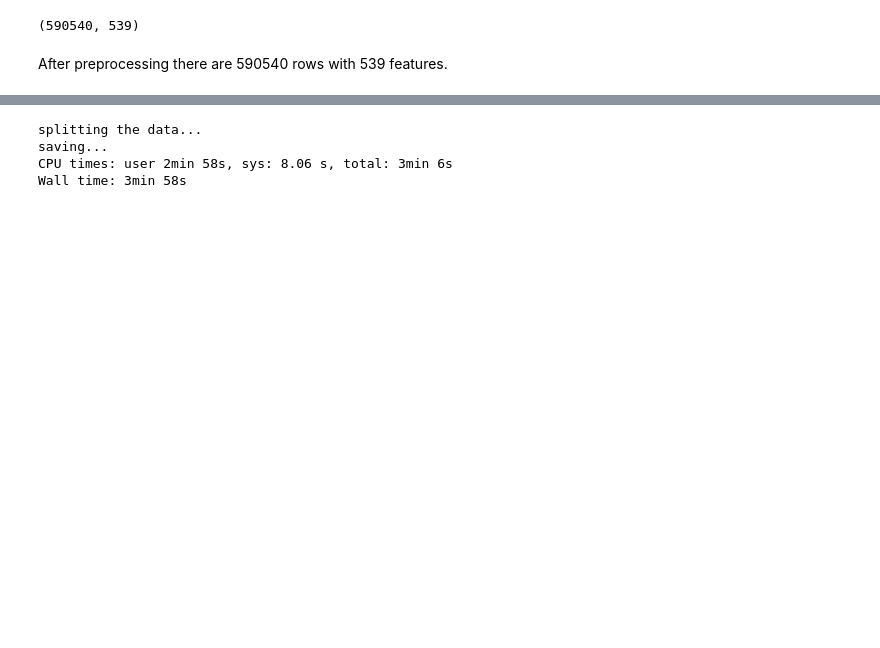
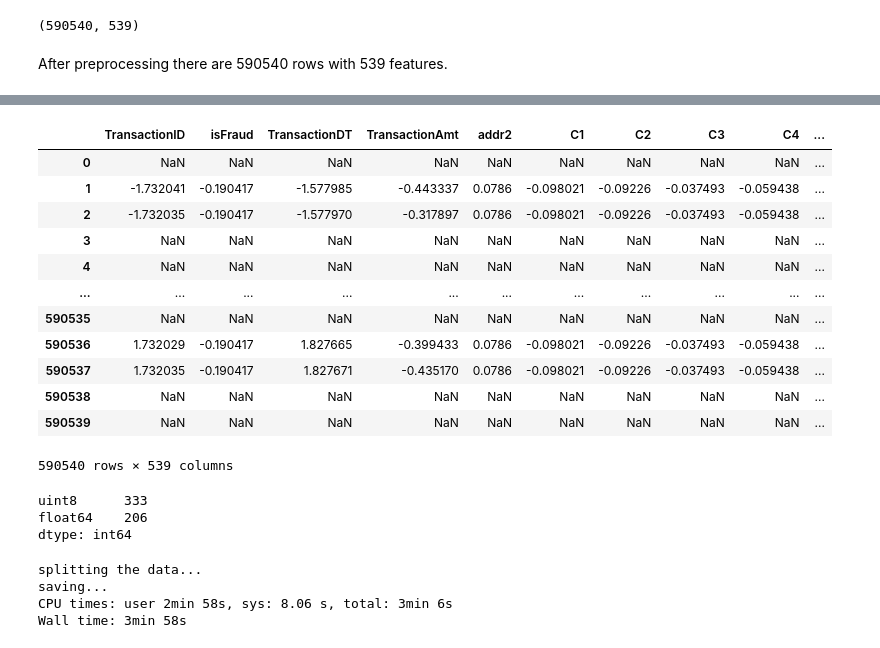
Before and after one commit to pmacinec/transactions-fraud-detection, a Jupyter notebook: notebooks/2_preprocessing.ipynb, the cells around one changed output, grey strips where cells are left out. Saved outputs shown, nothing was run; the diff lists cells and outputs as text; code cells hidden in the pictures; blank space fills up the shorter version.

```diff
--- a/notebooks/2_preprocessing.ipynb
+++ b/notebooks/2_preprocessing.ipynb
@@ -28,8 +37,3 @@ from src.dataset import load_data, save_and_split_processed_data
 # %%
-# show full pandas output when using df.describe()
-
-import pandas as pd
-
-pd.set_option('display.max_rows', 500)
 pd.set_option('display.max_columns', 500)
 pd.set_option('display.width', 1000)
@@ -36,2 +42,2 @@ pd.set_option('display.width', 1000)
 # %%
-df_transactions = load_data()
+df = load_data()
@@ -58,23 +57,24 @@ There are 590540 rows in the dataset with 434 features.
 # %%
-categoric_features = df_transactions.select_dtypes(include=np.object).columns.to_list()
-numeric_features = df_transactions.select_dtypes(exclude=np.object).columns.to_list()
+categoric_features = df.select_dtypes(include=np.object).columns.to_list()
+numeric_features = df.select_dtypes(exclude=np.object).columns.to_list()
 
 pipeline = PandasFeatureUnion([
+    ('numeric_features', make_pipeline(
+        SelectFeatures(numeric_features),
+        FilterColumnsByCountOfMissingValues(0.5),
+        PandasSimpleImputer(strategy='mean'),
+        PandasMissingIndicator(),
+        Normalizer(),
+        OutliersFilter()
+    )),
     ('categoric_features', make_pipeline(
         SelectFeatures(categoric_features),
         EmailProviderTransform(['P_emaildomain', 'R_emaildomain']),
         KeepOnlyMostCommonValues(10),
         PandasOneHotEncoder()
-    )),
-    ('numeric_features', make_pipeline(
-        SelectFeatures(numeric_features),
-        FilterColumnsByCountOfMissingValues(0.5),
-        PandasSimpleImputer(strategy='mean'),
-        PandasMissingIndicator()
     ))
 ])
 # %%
 %%time
-
-new_df_transactions = pipeline.fit_transform(df_transactions)
+df_preprocessed = pipeline.fit_transform(df)
 # %% [output]
@@ -102,3 +169,25 @@ After preprocessing there are 590540 rows with 539 features.
+# %%
+df_preprocessed
+# %% [output]
+|  | TransactionID | isFraud | TransactionDT | TransactionAmt | addr2 | C1 | C2 | C3 | C4 | ... |
+| 0 | NaN | NaN | NaN | NaN | NaN | NaN | NaN | NaN | NaN | ... |
+| 1 | -1.732041 | -0.190417 | -1.577985 | -0.443337 | 0.0786 | -0.098021 | -0.09226 | -0.037493 | -0.059438 | ... |
+| 2 | -1.732035 | -0.190417 | -1.577970 | -0.317897 | 0.0786 | -0.098021 | -0.09226 | -0.037493 | -0.059438 | ... |
+| 3 | NaN | NaN | NaN | NaN | NaN | NaN | NaN | NaN | NaN | ... |
+| 4 | NaN | NaN | NaN | NaN | NaN | NaN | NaN | NaN | NaN | ... |
+| ... | ... | ... | ... | ... | ... | ... | ... | ... | ... | ... |
+| 590535 | NaN | NaN | NaN | NaN | NaN | NaN | NaN | NaN | NaN | ... |
+| 590536 | 1.732029 | -0.190417 | 1.827665 | -0.399433 | 0.0786 | -0.098021 | -0.09226 | -0.037493 | -0.059438 | ... |
+| 590537 | 1.732035 | -0.190417 | 1.827671 | -0.435170 | 0.0786 | -0.098021 | -0.09226 | -0.037493 | -0.059438 | ... |
+| 590538 | NaN | NaN | NaN | NaN | NaN | NaN | NaN | NaN | NaN | ... |
+| 590539 | NaN | NaN | NaN | NaN | NaN | NaN | NaN | NaN | NaN | ... |
+590540 rows × 539 columns
+# %%
+df_preprocessed.dtypes.value_counts()
+# %% [output]
+uint8      333
+float64    206
+dtype: int64
 # %%
 %%time
 
```
Also changed, not shown: parts of 23 cells of this notebook, 1 other file.
